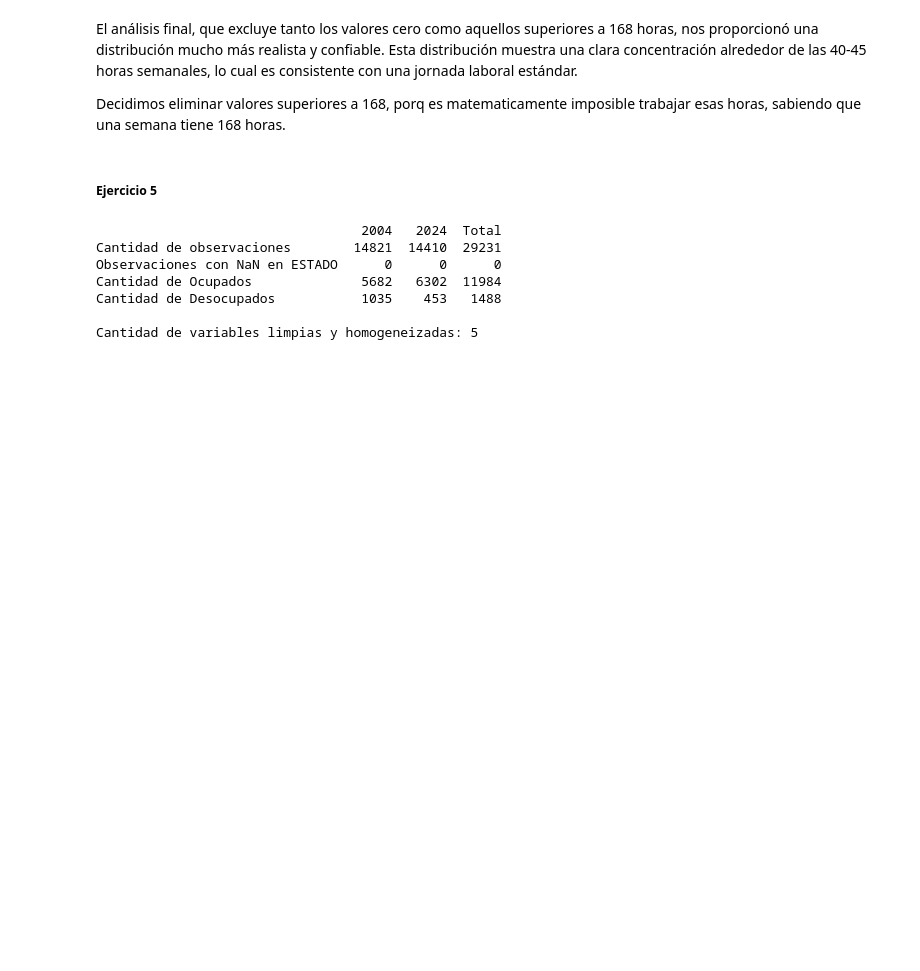
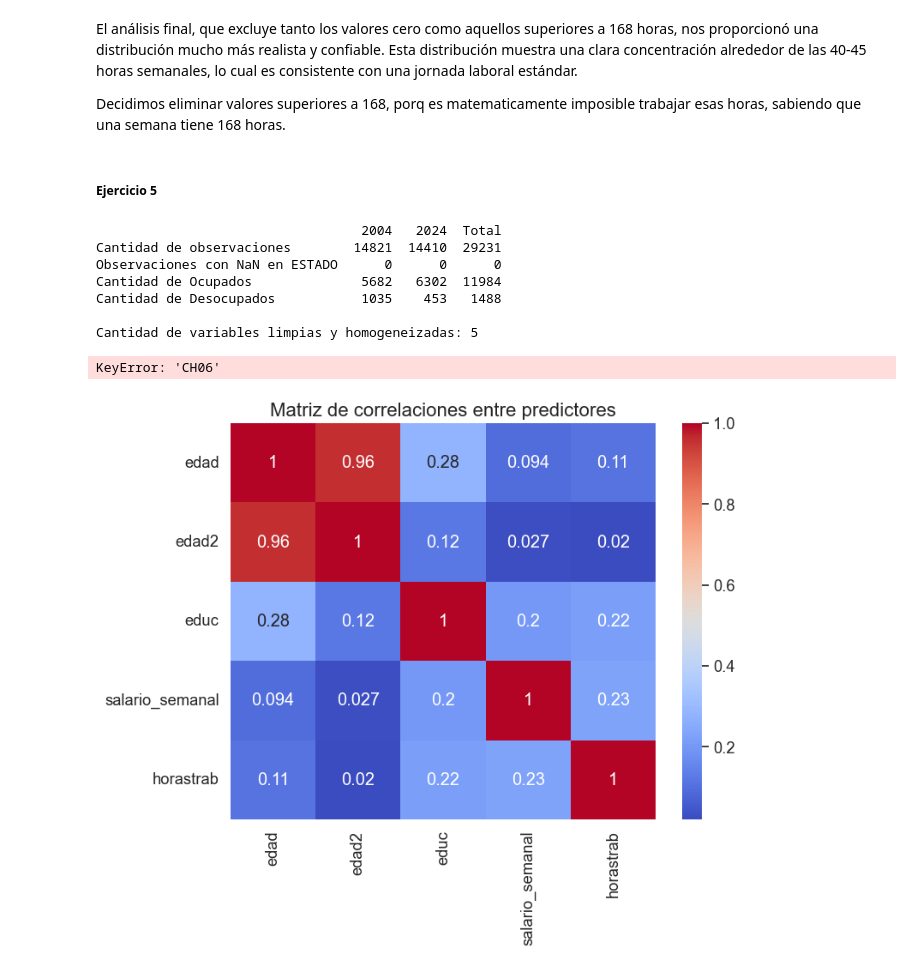
Before and after one commit to MaxiPetrini/BigDataUBA-Grupo16, a Jupyter notebook: TP3_Grupo 16/Tp3.ipynb, the cells around one changed output. Saved outputs shown, nothing was run; the diff lists cells and outputs as text; code cells hidden in the pictures; blank space fills up the shorter version.

Commit message:
TP3
- punto 2A
- el codigo atras del heatmap es necesario porque lo probamos sin y si no NO LO LEE

```diff
--- a/TP3_Grupo 16/Tp3.ipynb
+++ b/TP3_Grupo 16/Tp3.ipynb
@@ -297,3 +297,32 @@ Cantidad de Ocupados              5682   6302  11984
 Cantidad de Desocupados           1035    453   1488
 
 Cantidad de variables limpias y homogeneizadas: 5
+# %%
+df['CH06']
+# %% [output]
+KeyError: 'CH06'
+# %%
+df_combined['CH06'] = df['edad']
+df_combined['CH06'] = pd.to_numeric(df_combined['CH06'], errors='coerce')
+df_combined['edad2'] = df_combined['CH06'] ** 2
+
+df['PP3E_TOT'] = pd.to_numeric(df['PP3E_TOT'], errors='coerce')
+df['PP3F_TOT'] = pd.to_numeric(df['PP3F_TOT'], errors='coerce')
+
+df_combined['horastrab'] = df['PP3E_TOT'] + df['PP3F_TOT']
+df_combined['educ'] = df.apply(calcular_años_educacion, axis=1)
+
+df_combined['salario_semanal'] = df['P21'] / 40
+
+
+variables = ['edad', 'edad2', 'educ', 'salario_semanal', 'horastrab']
+df_corr = df_combined[variables].copy()
+df_corr = df_corr.apply(pd.to_numeric, errors='coerce')
+
+corr_matrix = df_corr.corr()
+plt.figure(figsize=(8, 6))
+sns.heatmap(corr_matrix, annot=True, cmap='coolwarm')
+plt.title("Matriz de correlaciones entre predictores")
+plt.show()
+# %% [output]
+[figure, added]
```
Also changed, not shown: 1 other file.
